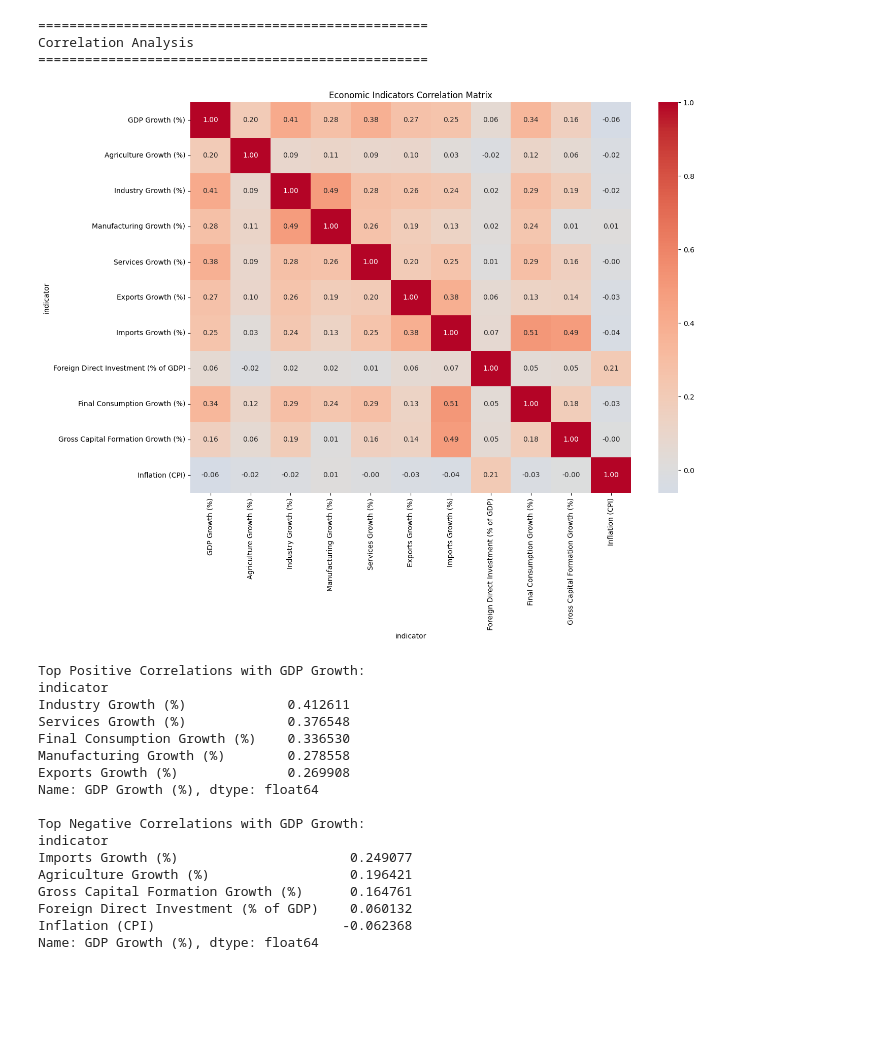
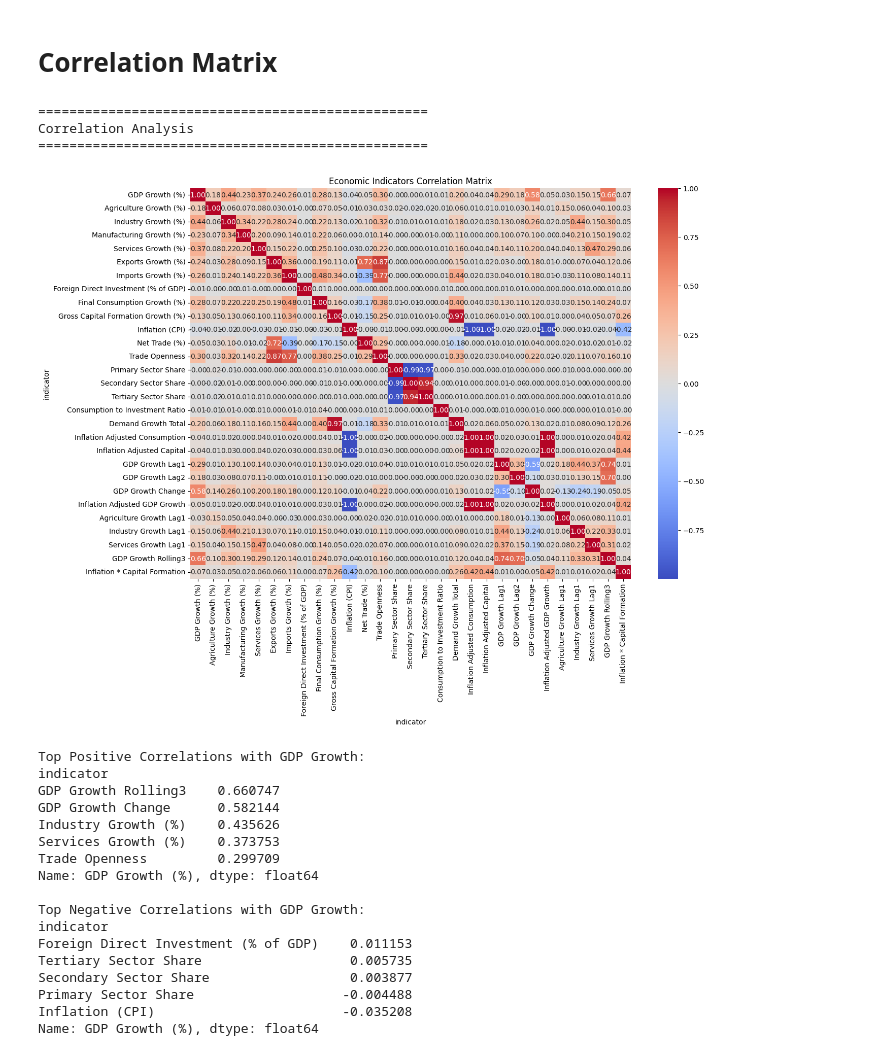
Before and after one commit to yashnegi11/GDP-growth-prediction, a Jupyter notebook: GDPgrowthPrediction.ipynb, the cells around one changed output. Cells and saved outputs as stored; diff of their text form; code cells hidden in the pictures; blank space fills up the shorter version.

```diff
--- a/GDPgrowthPrediction.ipynb
+++ b/GDPgrowthPrediction.ipynb
@@ -33,7 +43,7 @@ for indicator_name,indicator_code in indicators.items():
   while True:
     try:
       print(f"fetching page{page}...")
-      response=session.get(base_url+indicator_code,params={"format":"json","per_page":50,"page":page},timeout=10)
+      response=session.get(base_url+indicator_code,params={"format":"json","per_page":1000,"page":page},timeout=10)
       data=response.json()
       if len(data)<2 or not data[1] :
         break
@@ -474,0 +551,9 @@ Passing `palette` without assigning `hue` is deprecated and will be removed in v
+# %%
+df_pivot['GDP Growth Lag1'].fillna(0, inplace=True)
+df_pivot['GDP Growth Lag2'].fillna(0, inplace=True)
+df_pivot['GDP Growth Rolling3'].fillna(0, inplace=True)
+df_pivot['GDP Growth Change'].fillna(0, inplace=True)
+df_pivot['Inflation * Capital Formation'].fillna(0, inplace=True)
+df_pivot['Agriculture Growth Lag1'].fillna(0, inplace=True)
+df_pivot['Industry Growth Lag1'].fillna(0, inplace=True)
+df_pivot['Services Growth Lag1'].fillna(0, inplace=True)
@@ -475,46 +598,64 @@ Passing `palette` without assigning `hue` is deprecated and will be removed in v
+# %% [markdown]
+# **Correlation Matrix**
 # %%
 ## 4. Correlation Analysis
 print("\n" + "="*50)
 print("Correlation Analysis")
 print("="*50)
 
 # Calculate correlations
-if "Unemployment Rate (%)" and "GDP per person employed ($, PPP)" in indicators:
-  del indicators["Unemployment Rate (%)"]
-  del indicators["GDP per person employed ($, PPP)"]
-corr_matrix = df_pivot[list(indicators.keys())].corr()
+if "Unemployment Rate (%)" in indicators:
+    del indicators["Unemployment Rate (%)"]
+if "GDP per person employed ($, PPP)" in indicators:
+    del indicators["GDP per person employed ($, PPP)"]
+
+numeric_columns = df_pivot.select_dtypes(include=['number']).columns
+indicators_to_use = list(indicators.keys())
+additional_features = [
+    'Net Trade (%)', 'Trade Openness',
+    'Primary Sector Share', 'Secondary Sector Share', 'Tertiary Sector Share',
+    'Consumption to Investment Ratio', 'Demand Growth Total',
+    'Inflation Adjusted Consumption', 'Inflation Adjusted Capital',
+    'GDP Growth Lag1', 'GDP Growth Lag2', 'GDP Growth Change','Inflation Adjusted GDP Growth',
+    'Agriculture Growth Lag1', 'Industry Growth Lag1', 'Services Growth Lag1',
+    'GDP Growth Rolling3',
+    'Inflation * Capital Formation'
+]
+
+corr_columns = indicators_to_use + additional_features
+corr_matrix = df_pivot[corr_columns].corr()
 
 # Plot heatmap
 plt.figure(figsize=(14, 10))
 sns.heatmap(corr_matrix, annot=True, cmap='coolwarm', center=0, fmt=".2f")
 plt.title('Economic Indicators Correlation Matrix')
 plt.show()
 
 # Top correlations with GDP growth
 gdp_corrs = corr_matrix['GDP Growth (%)'].sort_values(ascending=False)
 print("\nTop Positive Correlations with GDP Growth:")
 print(gdp_corrs[1:6])  # Skip GDP's correlation with itself
 print("\nTop Negative Correlations with GDP Growth:")
 print(gdp_corrs[-5:])
 # %% [output]
 ==================================================
 Correlation Analysis
 ==================================================
-[figure, old version]
+[figure, new version]
 Top Positive Correlations with GDP Growth:
 indicator
-Industry Growth (%)             0.412611
-Services Growth (%)             0.376548
-Final Consumption Growth (%)    0.336530
-Manufacturing Growth (%)        0.278558
-Exports Growth (%)              0.269908
+GDP Growth Rolling3    0.660747
+GDP Growth Change      0.582144
+Industry Growth (%)    0.435626
+Services Growth (%)    0.373753
+Trade Openness         0.299709
 Name: GDP Growth (%), dtype: float64
 
 Top Negative Correlations with GDP Growth:
 indicator
-Imports Growth (%)                      0.249077
-Agriculture Growth (%)                  0.196421
-Gross Capital Formation Growth (%)      0.164761
-Foreign Direct Investment (% of GDP)    0.060132
-Inflation (CPI)                        -0.062368
+Foreign Direct Investment (% of GDP)    0.011153
+Tertiary Sector Share                   0.005735
+Secondary Sector Share                  0.003877
+Primary Sector Share                   -0.004488
+Inflation (CPI)                        -0.035208
 Name: GDP Growth (%), dtype: float64
```
Also changed, not shown: parts of 100 cells of this notebook.
